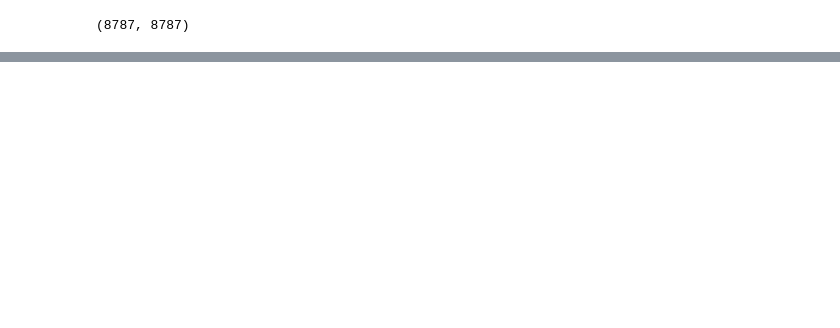
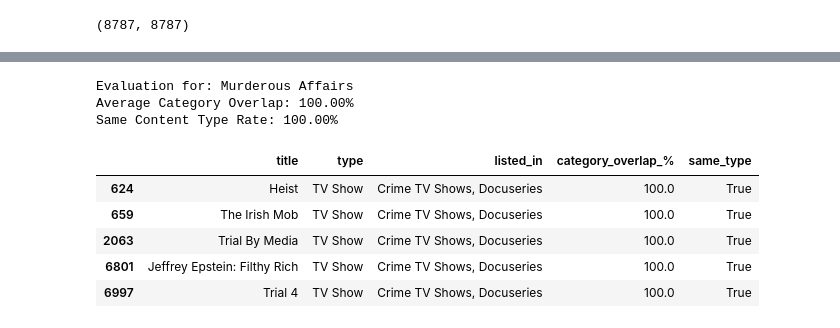
Before and after one commit to ahmedmamdouh111/Netflix-data-science-internship, a Jupyter notebook: Netflix_Data_Science_Internship.ipynb, the cells around one changed output, grey strips where cells are left out. Drawn from its saved outputs; the diff is of its cells as text; code cells hidden in the pictures; blank space fills up the shorter version.

```diff
--- a/Netflix_Data_Science_Internship.ipynb
+++ b/Netflix_Data_Science_Internship.ipynb
@@ -812,0 +1073,12 @@ nothing to commit, working tree clean
+# %%
+evaluate_recommendations("Murderous Affairs")
+# %% [output]
+Evaluation for: Murderous Affairs
+Average Category Overlap: 100.00%
+Same Content Type Rate: 100.00%
+|  | title | type | listed_in | category_overlap_% | same_type |
+| 624 | Heist | TV Show | Crime TV Shows, Docuseries | 100.0 | True |
+| 659 | The Irish Mob | TV Show | Crime TV Shows, Docuseries | 100.0 | True |
+| 2063 | Trial By Media | TV Show | Crime TV Shows, Docuseries | 100.0 | True |
+| 6801 | Jeffrey Epstein: Filthy Rich | TV Show | Crime TV Shows, Docuseries | 100.0 | True |
+| 6997 | Trial 4 | TV Show | Crime TV Shows, Docuseries | 100.0 | True |
```
Also changed, not shown: parts of 34 cells of this notebook.
